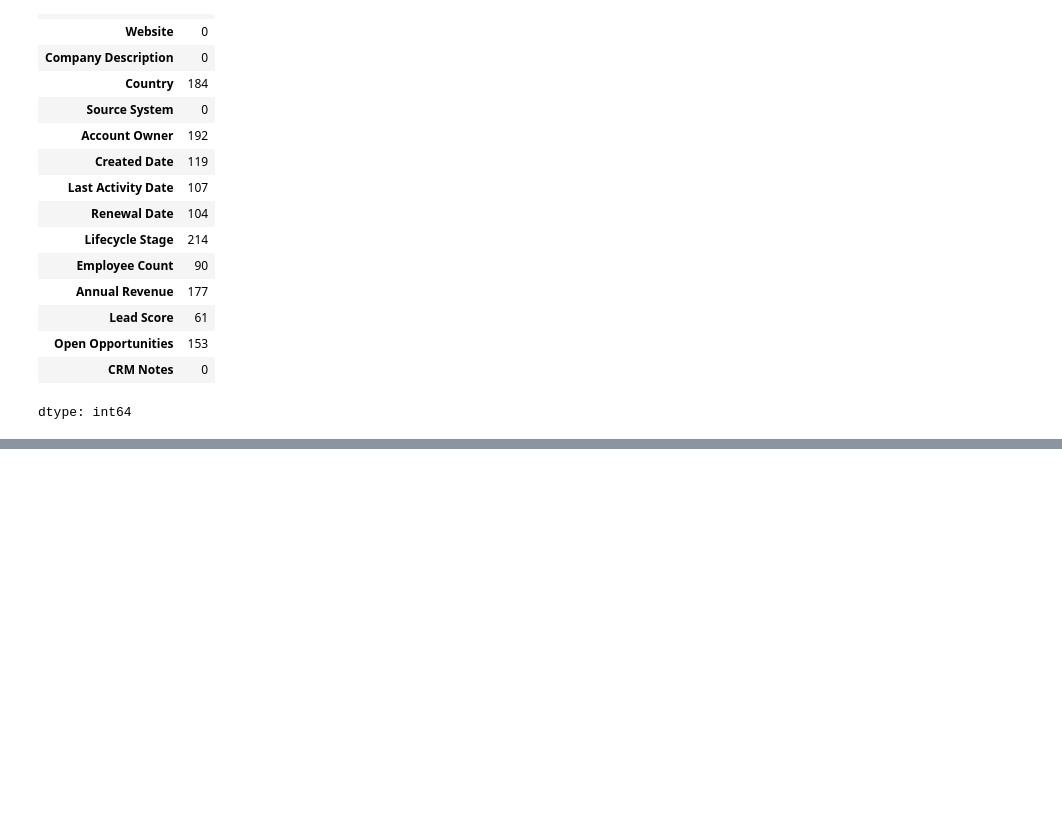
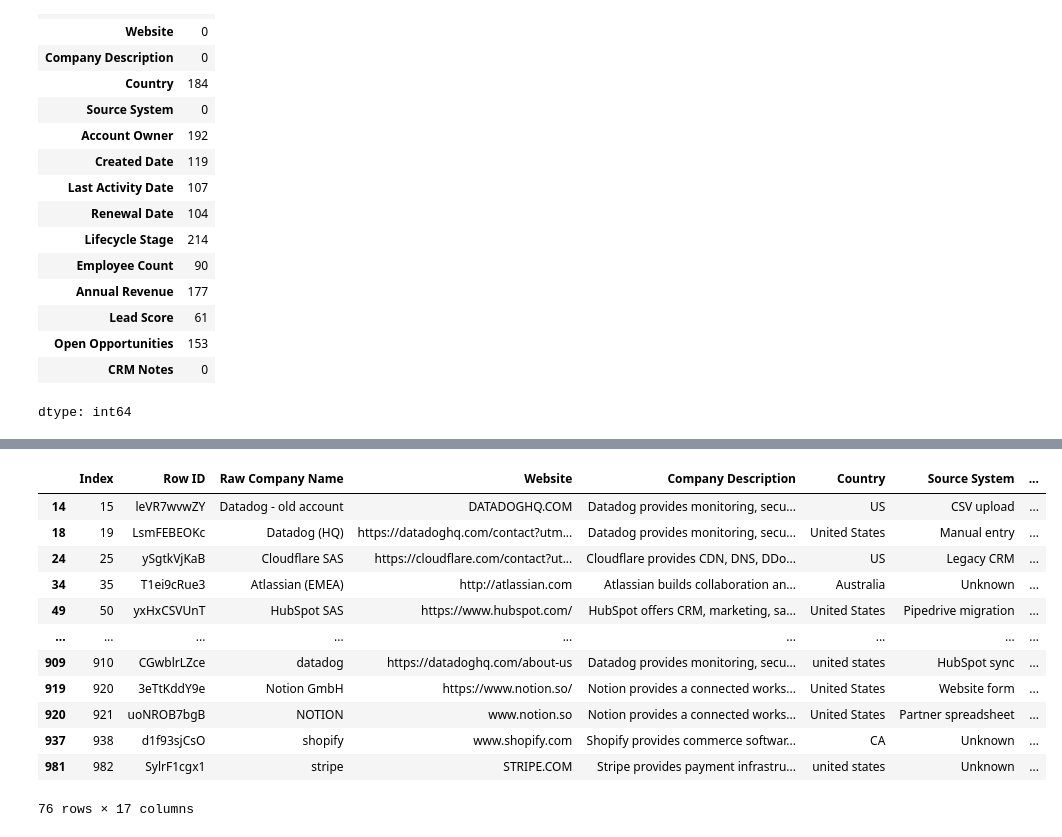
Before and after one commit to Vikram957/Pandas, a Jupyter notebook: pandas_project.ipynb, the cells around one changed output, grey strips where cells are left out. Cells and saved outputs as stored; diff of their text form; code cells hidden in the pictures; blank space fills up the shorter version.

```diff
--- a/pandas_project.ipynb
+++ b/pandas_project.ipynb
@@ -82,0 +216,16 @@ dtype: int64
+# %%
+df[df['Lead Score'] == 'hot']
+# %% [output]
+|  | Index | Row ID | Raw Company Name | Website | Company Description | Country | Source System | ... |
+| 14 | 15 | leVR7wvwZY | Datadog - old account | DATADOGHQ.COM | Datadog provides monitoring, secu... | US | CSV upload | ... |
+| 18 | 19 | LsmFEBEOKc | Datadog (HQ) | https://datadoghq.com/contact?utm... | Datadog provides monitoring, secu... | United States | Manual entry | ... |
+| 24 | 25 | ySgtkVjKaB | Cloudflare SAS | https://cloudflare.com/contact?ut... | Cloudflare provides CDN, DNS, DDo... | US | Legacy CRM | ... |
+| 34 | 35 | T1ei9cRue3 | Atlassian (EMEA) | http://atlassian.com | Atlassian builds collaboration an... | Australia | Unknown | ... |
+| 49 | 50 | yxHxCSVUnT | HubSpot SAS | https://www.hubspot.com/ | HubSpot offers CRM, marketing, sa... | United States | Pipedrive migration | ... |
+| ... | ... | ... | ... | ... | ... | ... | ... | ... |
+| 909 | 910 | CGwblrLZce | datadog | https://datadoghq.com/about-us | Datadog provides monitoring, secu... | united states | HubSpot sync | ... |
+| 919 | 920 | 3eTtKddY9e | Notion GmbH | https://www.notion.so/ | Notion provides a connected works... | United States | Website form | ... |
+| 920 | 921 | uoNROB7bgB | NOTION | www.notion.so | Notion provides a connected works... | United States | Partner spreadsheet | ... |
+| 937 | 938 | d1f93sjCsO | shopify | www.shopify.com | Shopify provides commerce softwar... | CA | Unknown | ... |
+| 981 | 982 | SylrF1cgx1 | stripe | STRIPE.COM | Stripe provides payment infrastru... | united states | Unknown | ... |
+76 rows × 17 columns
```
Also changed, not shown: parts of 53 cells of this notebook.
